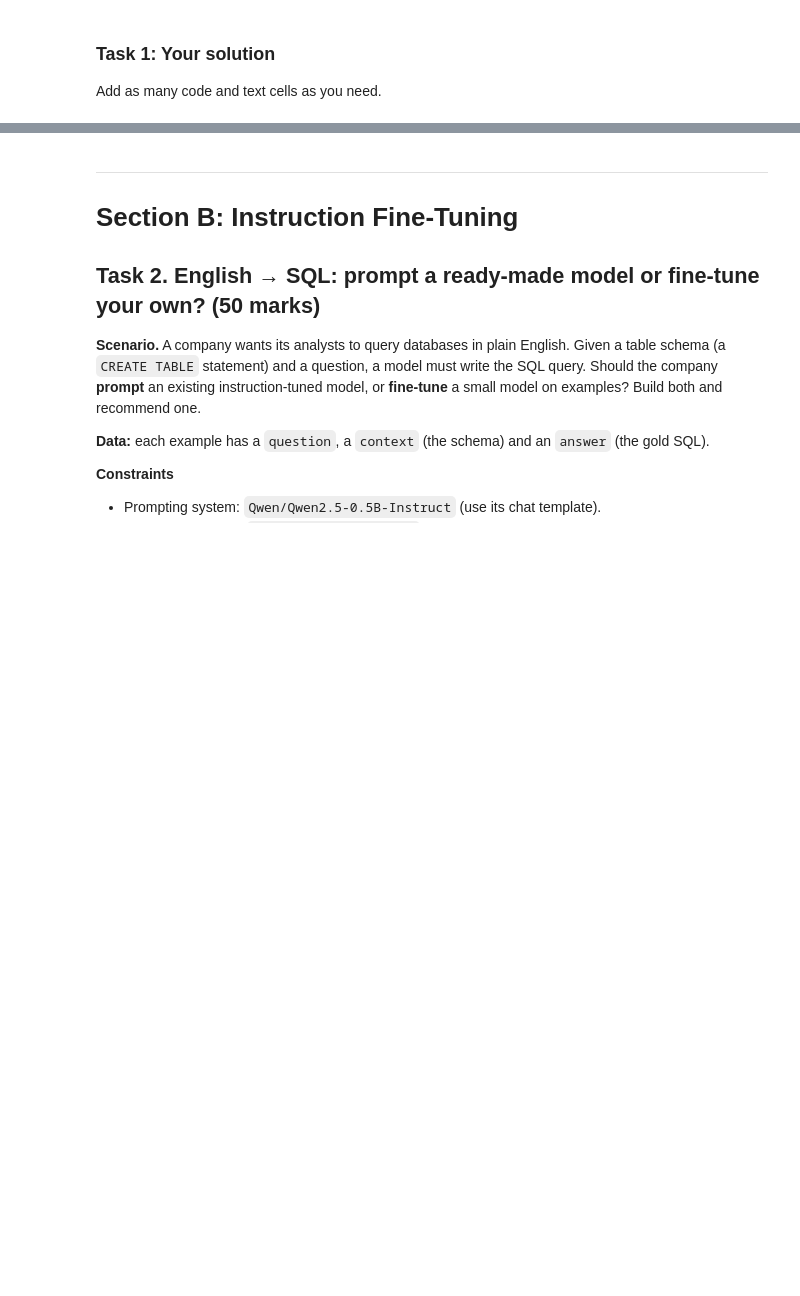
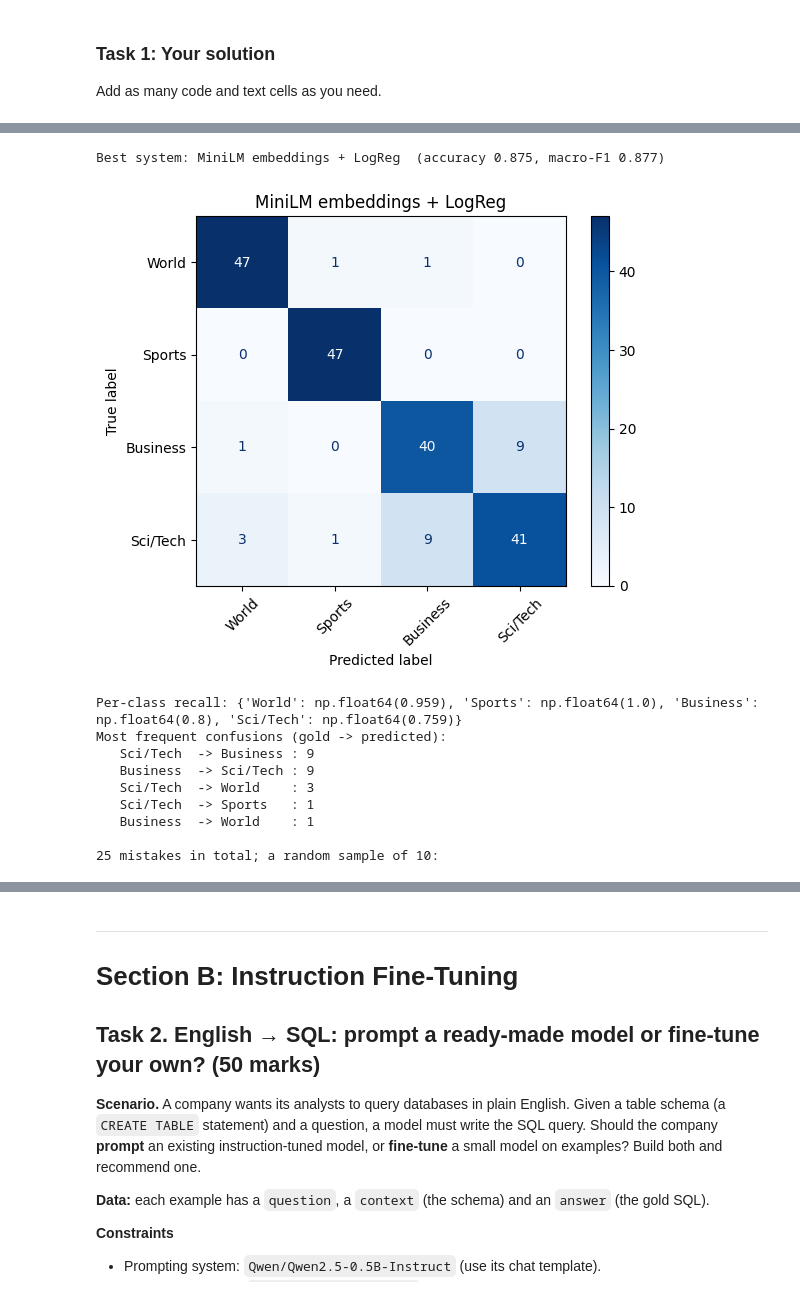
Before and after one commit to SandstromPL/Academics, a Jupyter notebook: sem7/NLP/LAB_ASSIGNMENT/13/NLP_LabAssignment_13.ipynb, the cells around one changed output, grey strips where cells are left out. Drawn from its saved outputs; the diff is of its cells as text; code cells hidden in the pictures; blank space fills up the shorter version.

```diff
--- a/sem7/NLP/LAB_ASSIGNMENT/13/NLP_LabAssignment_13.ipynb
+++ b/sem7/NLP/LAB_ASSIGNMENT/13/NLP_LabAssignment_13.ipynb
@@ -139,0 +545,41 @@ _Results table, plots, and answers to the analysis questions go here._
+# %%
+# ---------- Error analysis of the best system ----------
+best = max(RESULTS_T1, key=lambda r: r["accuracy"])
+BEST_T1 = best["method"]
+best_pred = PREDS_T1[BEST_T1]
+y_arr = np.array(y_test)
+print(f"Best system: {BEST_T1}  (accuracy {best['accuracy']:.3f}, macro-F1 {best['macro_f1']:.3f})")
+_ = report_classification(y_test, [int(p) for p in best_pred], BEST_T1, show_cm=True)
+
+cm = confusion_matrix(y_arr, best_pred, labels=list(range(4)))
+print("Per-class recall:", {AG_LABELS[c]: round(cm[c, c] / cm[c].sum(), 3) for c in range(4)})
+print("Most frequent confusions (gold -> predicted):")
+for n_err, g, p in sorted(((cm[g, p], g, p) for g in range(4) for p in range(4) if g != p), reverse=True)[:5]:
+    print(f"   {AG_LABELS[g]:9s} -> {AG_LABELS[p]:9s}: {n_err}")
+
+# A random sample of mistakes, with the labels of each article's 8 nearest pool neighbours
+wrong = np.where(best_pred != y_arr)[0]
+knn_top, knn_sims = nearest_pool(test_emb)
+proba = PROBA_T1[BEST_T1]
+shown = np.sort(np.random.RandomState(SEED).choice(wrong, min(10, len(wrong)), replace=False)) if len(wrong) else []
+rows = []
+for i in shown:
+    nb = Counter(AG_LABELS[pool_labels[j]] for j in knn_top[i])
+    rows.append({"id": int(i), "gold": AG_LABELS[y_arr[i]], "predicted": AG_LABELS[best_pred[i]],
+                 "confidence": None if proba is None else round(float(proba[i].max()), 2),
+                 "labels of 8 nearest pool articles": ", ".join(f"{k} x{v}" for k, v in nb.most_common()),
+                 "article": truncate(test_texts[i], 50)})
+print(f"\n{len(wrong)} mistakes in total; a random sample of {len(shown)}:")
+display(pd.DataFrame(rows))
+# %% [output]
+Best system: MiniLM embeddings + LogReg  (accuracy 0.875, macro-F1 0.877)
+[figure, added]
+Per-class recall: {'World': np.float64(0.959), 'Sports': np.float64(1.0), 'Business': np.float64(0.8), 'Sci/Tech': np.float64(0.759)}
+Most frequent confusions (gold -> predicted):
+   Sci/Tech  -> Business : 9
+   Business  -> Sci/Tech : 9
+   Sci/Tech  -> World    : 3
+   Sci/Tech  -> Sports   : 1
+   Business  -> World    : 1
+
+25 mistakes in total; a random sample of 10:
```
Also changed, not shown: parts of 31 cells of this notebook, 2 other files.
